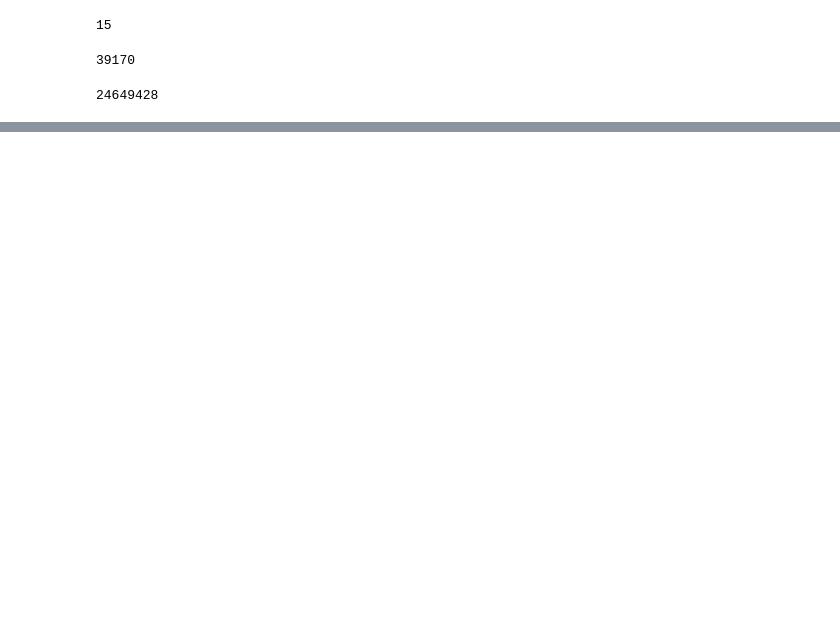
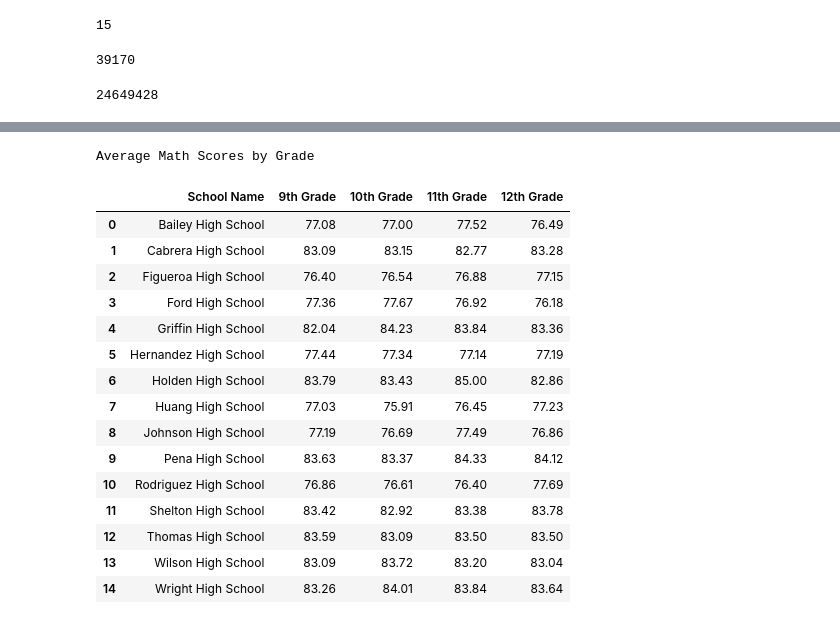
Before and after one commit to katrinan029/pandas-challenge, a Jupyter notebook: PyCitySchools/PyCitySchools.ipynb, the cells around one changed output, grey strips where cells are left out. Drawn from its saved outputs; the diff is of its cells as text; code cells hidden in the pictures; blank space fills up the shorter version.

```diff
--- a/PyCitySchools/PyCitySchools.ipynb
+++ b/PyCitySchools/PyCitySchools.ipynb
@@ -308,0 +161,40 @@ Thomas High School 1.0
+# %%
+# Create a table that lists the average Math Score for students of each grade level (9th, 10th, 11th, 12th) at each school.
+
+grade_9_math = student_df[student_df['grade'] == "9th"].groupby("school_name")['math_score'].mean().reset_index()
+grade_10_math = student_df[student_df['grade'] == "10th"].groupby("school_name")['math_score'].mean().reset_index()
+grade_11_math = student_df[student_df['grade'] == "11th"].groupby("school_name")['math_score'].mean().reset_index()
+grade_12_math = student_df[student_df['grade'] == "12th"].groupby("school_name")['math_score'].mean().reset_index()
+merge_9_10_grades = pd.merge(grade_9_math,grade_10_math, how="outer",on="school_name")
+merge_11_12_grades=pd.merge(grade_11_math,grade_12_math,how="outer",on="school_name")
+merge_all_grades = pd.merge(merge_9_10_grades,merge_11_12_grades,how="outer",on="school_name")
+rename_grades_df = merge_all_grades.rename(columns={
+    "school_name":"School Name",
+    "math_score_x_x": "9th Grade",
+    "math_score_y_x":"10th Grade",
+    "math_score_x_y":"11th Grade",
+    "math_score_y_y":"12th Grade"
+})
+rename_grades_df["9th Grade"] = rename_grades_df["9th Grade"].map("{:,.2f}".format)
+rename_grades_df["10th Grade"] = rename_grades_df["10th Grade"].map("{:,.2f}".format)
+rename_grades_df["11th Grade"] = rename_grades_df["11th Grade"].map("{:,.2f}".format)
+rename_grades_df["12th Grade"] = rename_grades_df["12th Grade"].map("{:,.2f}".format)
+rename_grades_df.style.set_caption('Average Math Scores by Grade')
+# %% [output]
+Average Math Scores by Grade
+|  | School Name | 9th Grade | 10th Grade | 11th Grade | 12th Grade |
+| 0 | Bailey High School | 77.08 | 77.00 | 77.52 | 76.49 |
+| 1 | Cabrera High School | 83.09 | 83.15 | 82.77 | 83.28 |
+| 2 | Figueroa High School | 76.40 | 76.54 | 76.88 | 77.15 |
+| 3 | Ford High School | 77.36 | 77.67 | 76.92 | 76.18 |
+| 4 | Griffin High School | 82.04 | 84.23 | 83.84 | 83.36 |
+| 5 | Hernandez High School | 77.44 | 77.34 | 77.14 | 77.19 |
+| 6 | Holden High School | 83.79 | 83.43 | 85.00 | 82.86 |
+| 7 | Huang High School | 77.03 | 75.91 | 76.45 | 77.23 |
+| 8 | Johnson High School | 77.19 | 76.69 | 77.49 | 76.86 |
+| 9 | Pena High School | 83.63 | 83.37 | 84.33 | 84.12 |
+| 10 | Rodriguez High School | 76.86 | 76.61 | 76.40 | 77.69 |
+| 11 | Shelton High School | 83.42 | 82.92 | 83.38 | 83.78 |
+| 12 | Thomas High School | 83.59 | 83.09 | 83.50 | 83.50 |
+| 13 | Wilson High School | 83.09 | 83.72 | 83.20 | 83.04 |
+| 14 | Wright High School | 83.26 | 84.01 | 83.84 | 83.64 |
```
Also changed, not shown: parts of 27 cells of this notebook, 1 other file.
